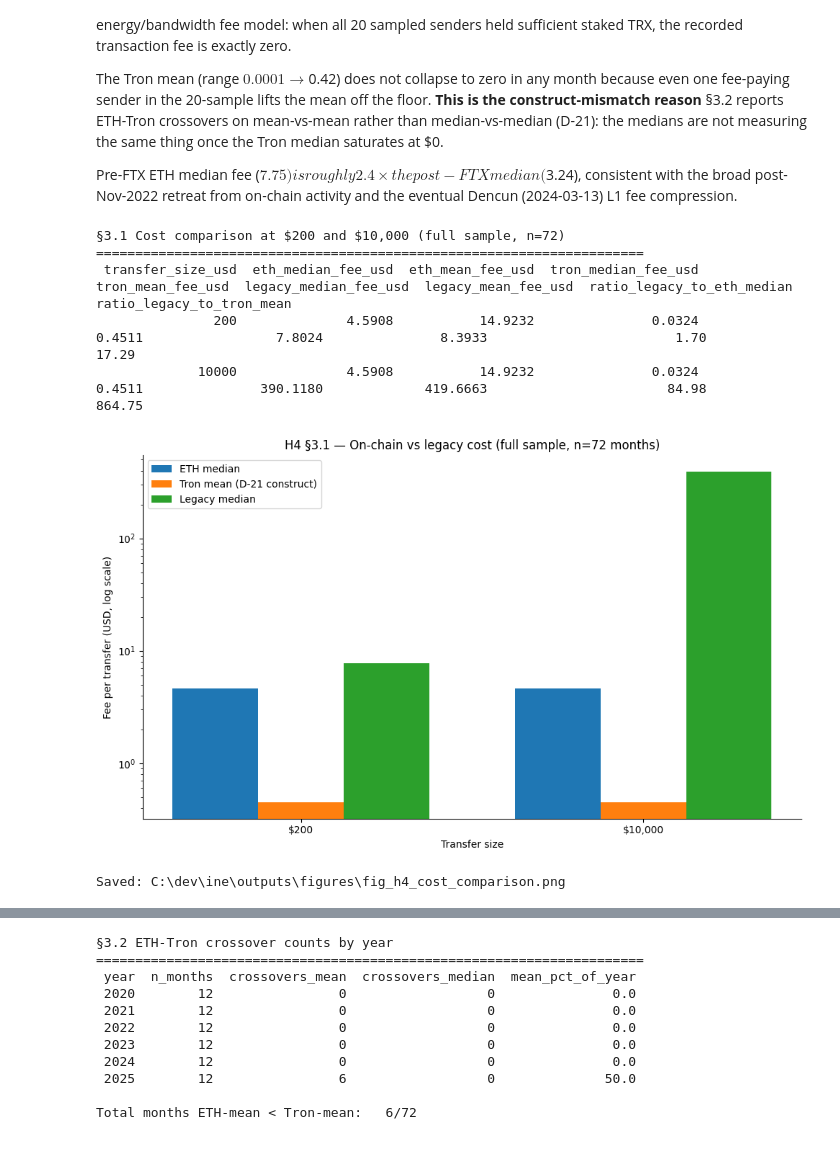
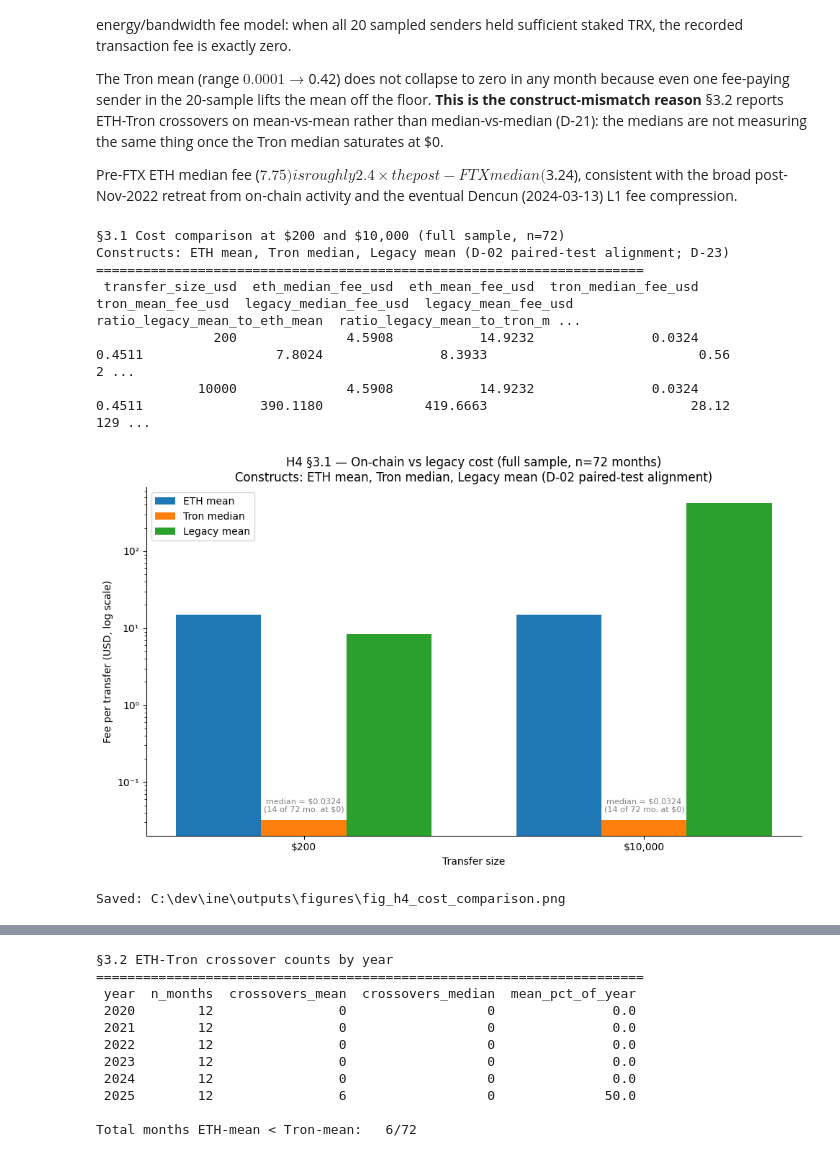
Before and after one commit to IIxoskeletonII/Internet-Network-Economics, a Jupyter notebook: notebooks/03_empirical_analysis.ipynb, the cells around one changed output, grey strips where cells are left out. Drawn from its saved outputs; the diff is of its cells as text; code cells hidden in the pictures.

```diff
--- a/notebooks/03_empirical_analysis.ipynb
+++ b/notebooks/03_empirical_analysis.ipynb
@@ -2789,9 +2814,12 @@ the eventual Dencun (2024-03-13) L1 fee compression.
 # %%
 # §3.1 Cost comparison at $200 and $10,000 (descriptive)
 # -----------------------------------------------------------------
+# Constructs per D-23: §3.1 mirrors the §3.5 paired-test design
+# (D-02) — ETH mean, Tron median, Legacy mean on both sides of
+# the comparison. The §3.2 figure uses mean-vs-mean for a
+# distinct ETH-vs-Tron question (D-21); D-21 does NOT extend
+# to §3.1's legacy-vs-on-chain comparison.
 # Builds tbl_h4_cost_comparison (CSV + TEX) and fig_h4_cost_comparison.
-# Each row: transfer size; columns: rail x statistic.
-# Legacy is pct*size + flat; on-chain rails are flat regardless of size.
 
 SIZES = [200, 10_000]
 
@@ -2815,45 +2843,65 @@ for size in SIZES:
         'tron_mean_fee_usd':   round(tron_mean, 4),
         'legacy_median_fee_usd': round(leg_med, 4),
         'legacy_mean_fee_usd':   round(leg_mean, 4),
-        'ratio_legacy_to_eth_median':  round(leg_med / eth_med, 2),
-        'ratio_legacy_to_tron_mean':   round(leg_med / tron_mean, 2),
+        'ratio_legacy_mean_to_eth_mean':      round(leg_mean / eth_mean, 2),
+        'ratio_legacy_mean_to_tron_median':   round(leg_mean / tron_med, 2) if tron_med > 0 else float('nan'),
+        'ratio_legacy_median_to_eth_median':  round(leg_med / eth_med, 2),
+        'ratio_legacy_median_to_tron_median': round(leg_med / tron_med, 2) if tron_med > 0 else float('nan'),
     })
 
 cost_cmp = pd.DataFrame(rows)
 print("§3.1 Cost comparison at $200 and $10,000 (full sample, n=72)")
+print("Constructs: ETH mean, Tron median, Legacy mean (D-02 paired-test alignment; D-23)")
 print("=" * 70)
 print(cost_cmp.to_string(index=False))
 
 cost_cmp.to_csv(TBL_DIR / 'tbl_h4_cost_comparison.csv', index=False)
 with open(TBL_DIR / 'tbl_h4_cost_comparison.tex', 'w', encoding='utf-8') as f:
     f.write(cost_cmp.to_latex(index=False, float_format='%.4f'))
 
+# Bar chart: ETH mean / Tron median / Legacy mean (D-02 constructs).
 fig, ax = plt.subplots(figsize=(10, 6))
 x = np.arange(len(SIZES))
 w = 0.25
-ax.bar(x - w, cost_cmp['eth_median_fee_usd'],   width=w,
-       color=PALETTE['primary'],   label='ETH median')
-ax.bar(x,     cost_cmp['tron_mean_fee_usd'],    width=w,
-       color=PALETTE['secondary'], label='Tron mean (D-21 construct)')
-ax.bar(x + w, cost_cmp['legacy_median_fee_usd'],width=w,
-       color=PALETTE['tertiary'],  label='Legacy median')
+eth_mean_vals  = cost_cmp['eth_mean_fee_usd'].to_numpy()
+tron_med_vals  = cost_cmp['tron_median_fee_usd'].to_numpy()
+leg_mean_vals  = cost_cmp['legacy_mean_fee_usd'].to_numpy()
+ax.bar(x - w, eth_mean_vals, width=w,
+       color=PALETTE['primary'],   label='ETH mean')
+ax.bar(x,     tron_med_vals, width=w,
+       color=PALETTE['secondary'], label='Tron median')
+ax.bar(x + w, leg_mean_vals, width=w,
+       color=PALETTE['tertiary'],  label='Legacy mean')
+# Surface the Tron $0-saturation caveat directly on the figure.
+n_tron_zero = int((h4['tron_median_fee_usd'] == 0).sum())
+for xi, tm in zip(x, tron_med_vals):
+    label_val = tm if tm > 0 else 1e-3  # plot annotation above the bar on a log axis
+    ax.annotate(f'median = ${tm:.4f}\n({n_tron_zero} of 72 mo. at $0)',
+                xy=(xi, label_val), xytext=(0, 8),
+                textcoords='offset points', ha='center',
+                fontsize=8, color=PALETTE['muted'])
 ax.set_yscale('log')
+apply_log_tick_formatter(ax, which='y')
 ax.set_xticks(x)
 ax.set_xticklabels([f'${s:,}' for s in SIZES])
 ax.set_ylabel('Fee per transfer (USD, log scale)')
 ax.set_xlabel('Transfer size')
-ax.set_title('H4 §3.1 — On-chain vs legacy cost (full sample, n=72 months)')
+ax.set_title(
+    'H4 §3.1 — On-chain vs legacy cost (full sample, n=72 months)\n'
+    'Constructs: ETH mean, Tron median, Legacy mean (D-02 paired-test alignment)'
+)
 ax.legend(loc='upper left')
 plt.tight_layout()
 plt.savefig(FIG_DIR / 'fig_h4_cost_comparison.png', dpi=300, bbox_inches='tight')
 plt.show()
 print(f"\nSaved: {FIG_DIR / 'fig_h4_cost_comparison.png'}")
 # %% [output]
 §3.1 Cost comparison at $200 and $10,000 (full sample, n=72)
+Constructs: ETH mean, Tron median, Legacy mean (D-02 paired-test alignment; D-23)
 ======================================================================
- transfer_size_usd  eth_median_fee_usd  eth_mean_fee_usd  tron_median_fee_usd  tron_mean_fee_usd  legacy_median_fee_usd  legacy_mean_fee_usd  ratio_legacy_to_eth_median  ratio_legacy_to_tron_mean
-               200              4.5908           14.9232               0.0324             0.4511                 7.8024               8.3933                        1.70                      17.29
-             10000              4.5908           14.9232               0.0324             0.4511               390.1180             419.6663                       84.98                     864.75
+ transfer_size_usd  eth_median_fee_usd  eth_mean_fee_usd  tron_median_fee_usd  tron_mean_fee_usd  legacy_median_fee_usd  legacy_mean_fee_usd  ratio_legacy_mean_to_eth_mean  ratio_legacy_mean_to_tron_m ...
+               200              4.5908           14.9232               0.0324             0.4511                 7.8024               8.3933                           0.56                            2 ...
+             10000              4.5908           14.9232               0.0324             0.4511               390.1180             419.6663                          28.12                          129 ...
-[figure, old version]
+[figure, new version]
 Saved: C:\dev\ine\outputs\figures\fig_h4_cost_comparison.png
 # %% [markdown]
```
Also changed, not shown: parts of 19 cells of this notebook, 16 other files.
